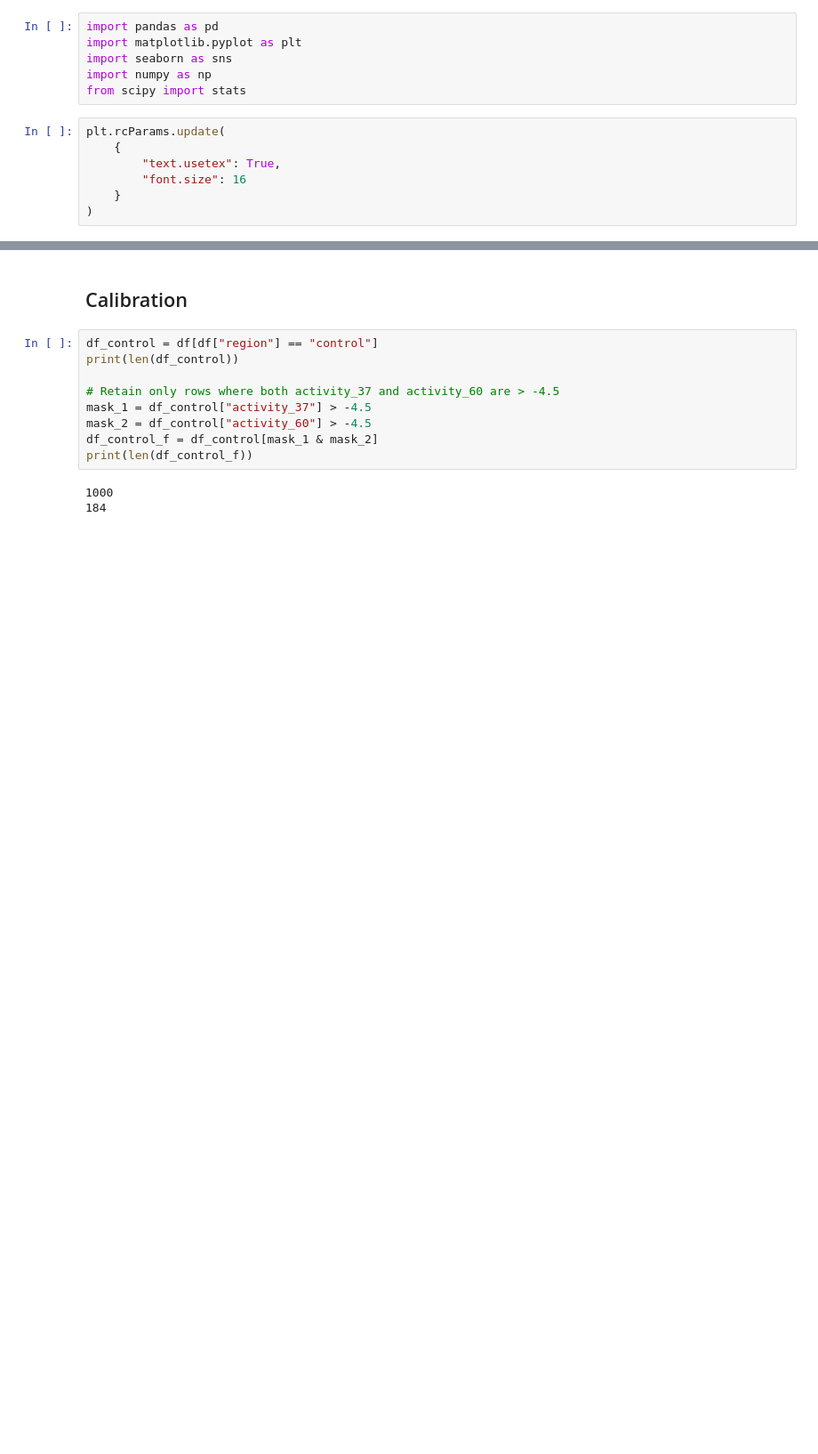
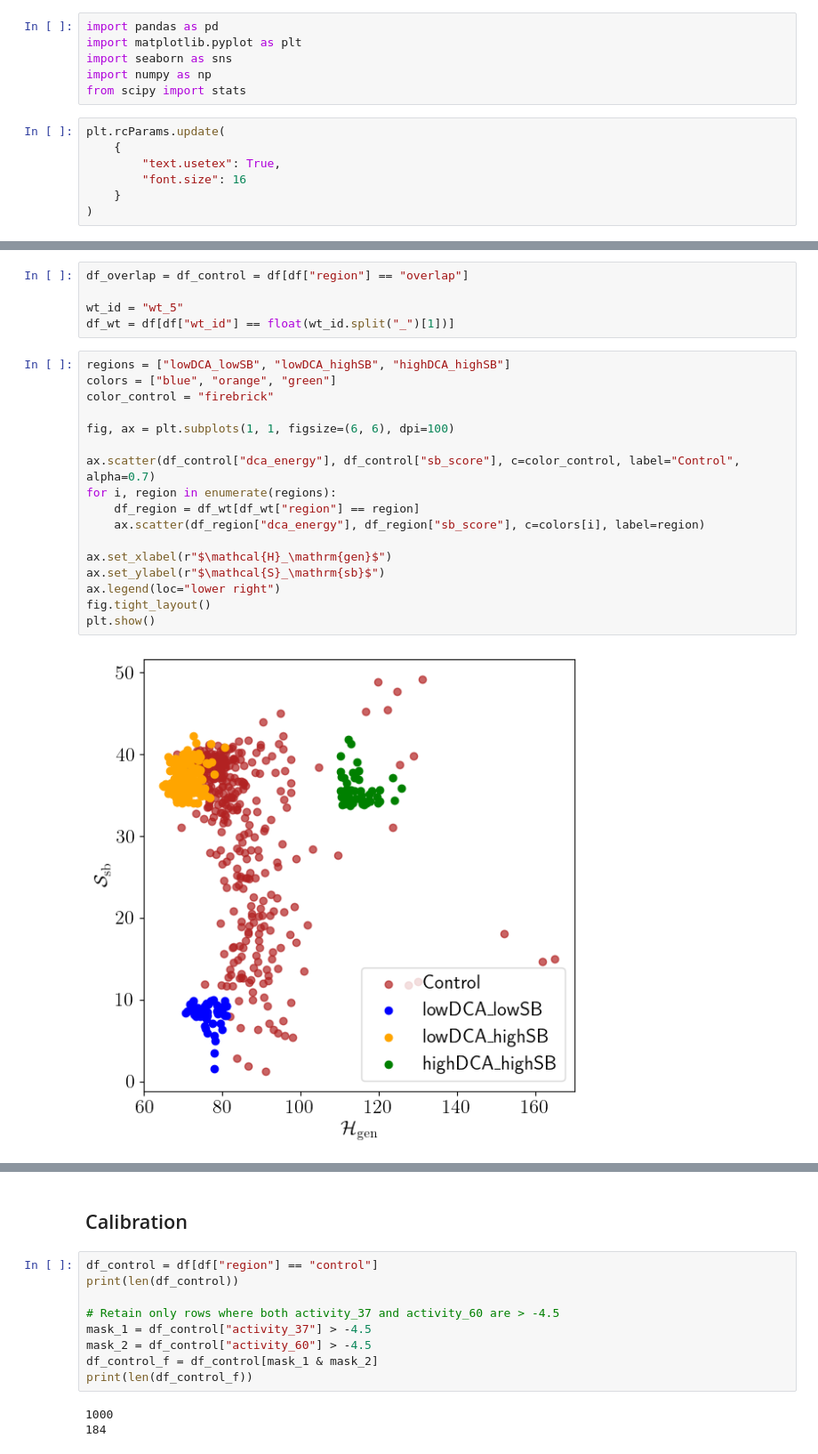
Before and after one commit to spqb/thermostable-ribozymes, a Jupyter notebook: lore/post_experiment_analysis/src/analysis_experiments.ipynb, the cells around one changed output, grey strips where cells are left out. Shown at 89% size. Saved outputs shown, nothing was run; the diff lists cells and outputs as text; blank space fills up the shorter version.

```diff
--- a/lore/post_experiment_analysis/src/analysis_experiments.ipynb
+++ b/lore/post_experiment_analysis/src/analysis_experiments.ipynb
@@ -24,0 +25,24 @@ df.head()
+# %%
+df_overlap = df_control = df[df["region"] == "overlap"]
+
+wt_id = "wt_5"
+df_wt = df[df["wt_id"] == float(wt_id.split("_")[1])]
+# %%
+regions = ["lowDCA_lowSB", "lowDCA_highSB", "highDCA_highSB"]
+colors = ["blue", "orange", "green"]
+color_control = "firebrick"
+
+fig, ax = plt.subplots(1, 1, figsize=(6, 6), dpi=100)
+
+ax.scatter(df_control["dca_energy"], df_control["sb_score"], c=color_control, label="Control", alpha=0.7)
+for i, region in enumerate(regions):
+    df_region = df_wt[df_wt["region"] == region]
+    ax.scatter(df_region["dca_energy"], df_region["sb_score"], c=colors[i], label=region)
+
+ax.set_xlabel(r"$\mathcal{H}_\mathrm{gen}$")
+ax.set_ylabel(r"$\mathcal{S}_\mathrm{sb}$")
+ax.legend(loc="lower right")
+fig.tight_layout()
+plt.show()
+# %% [output]
+[figure, added]
```
Also changed, not shown: parts of 5 cells of this notebook, 10 other files.
